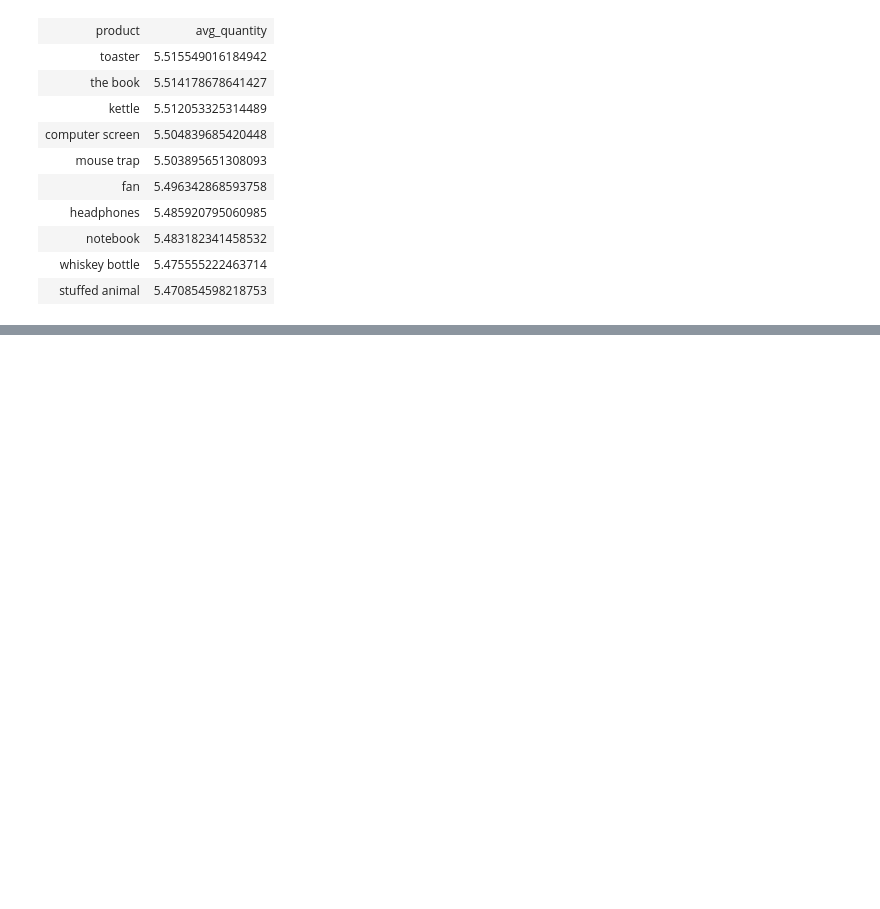
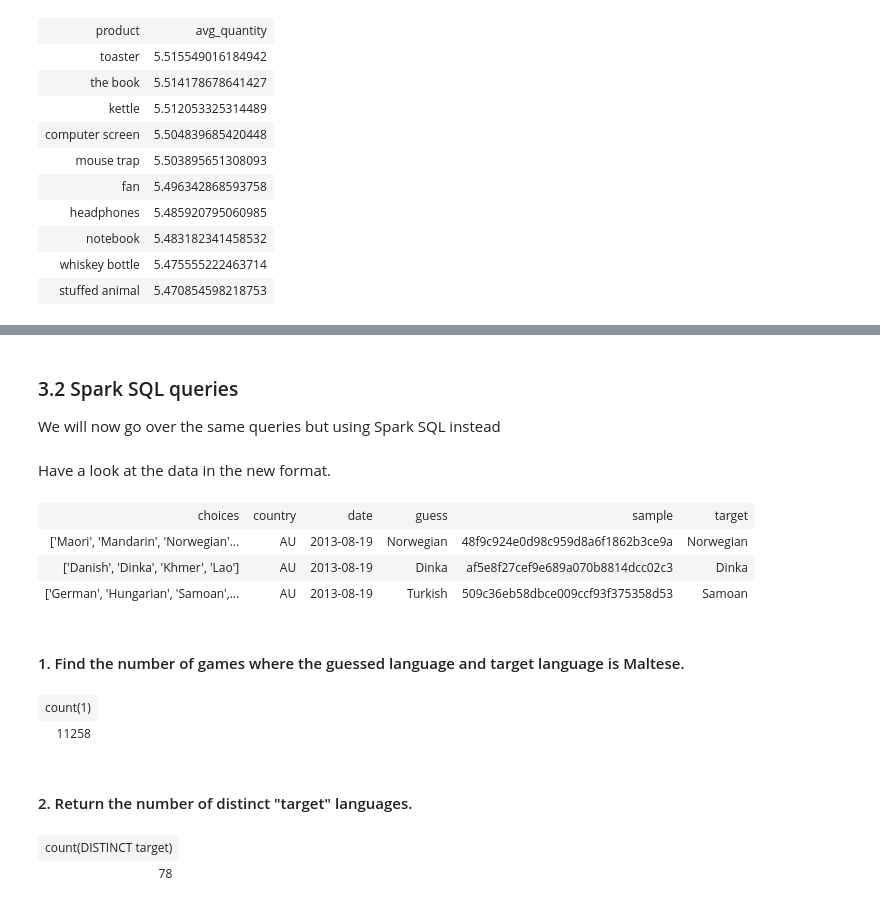
Before and after one commit to RumbleDB/bigdata-exercises, a Jupyter notebook: Big_Data_For_Engineers/exercise09/Exercise09_DF_SparkSQL_Solution.ipynb, the cells around one changed output, grey strips where cells are left out. Drawn from its saved outputs; the diff is of its cells as text; code cells hidden in the pictures; blank space fills up the shorter version.

```diff
--- a/Big_Data_For_Engineers/exercise09/Exercise09_DF_SparkSQL_Solution.ipynb
+++ b/Big_Data_For_Engineers/exercise09/Exercise09_DF_SparkSQL_Solution.ipynb
@@ -592,0 +442,3 @@ One of the drawbacks of the <font face="courier">collect_set/collect_list</font>
+# %%
+path = "confusion-2014-03-02/confusion-part.json"
+dataset = spark.read.json(path).cache()
@@ -592,0 +523,3 @@ One of the drawbacks of the <font face="courier">collect_set/collect_list</font>
+# %% [markdown]
+### 3.2 Spark SQL queries
+We will now go over the same queries but using Spark SQL instead
@@ -592,0 +528,31 @@ One of the drawbacks of the <font face="courier">collect_set/collect_list</font>
+# %% [markdown]
+Have a look at the data in the new format.
+# %%
+%%sparksql
+SELECT *
+FROM dataset
+LIMIT 3
+# %% [output]
+| choices | country | date | guess | sample | target |
+| ['Maori', 'Mandarin', 'Norwegian'... | AU | 2013-08-19 | Norwegian | 48f9c924e0d98c959d8a6f1862b3ce9a | Norwegian |
+| ['Danish', 'Dinka', 'Khmer', 'Lao'] | AU | 2013-08-19 | Dinka | af5e8f27cef9e689a070b8814dcc02c3 | Dinka |
+| ['German', 'Hungarian', 'Samoan',... | AU | 2013-08-19 | Turkish | 509c36eb58dbce009ccf93f375358d53 | Samoan |
+# %% [markdown]
+#### 1. Find the number of games where the guessed language and target language is Maltese.
+# %%
+%%sparksql
+SELECT count(*) FROM dataset
+WHERE target == "Maltese"
+AND guess == "Maltese"
+# %% [output]
+| count(1) |
+| 11258 |
+# %% [markdown]
+#### 2. Return the number of distinct "target" languages.
+# %%
+%%sparksql
+SELECT count(distinct(target))
+FROM dataset
+# %% [output]
+| count(DISTINCT target) |
+| 78 |
```
Also changed, not shown: parts of 77 cells of this notebook, 4 other files.
